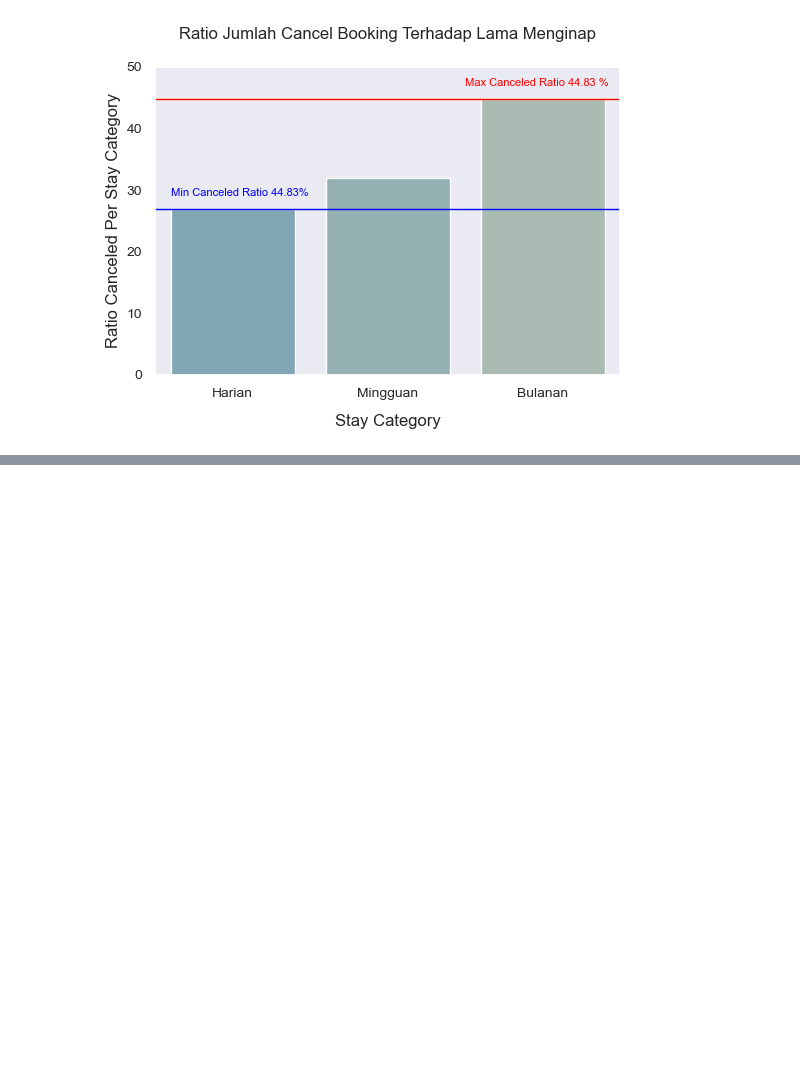
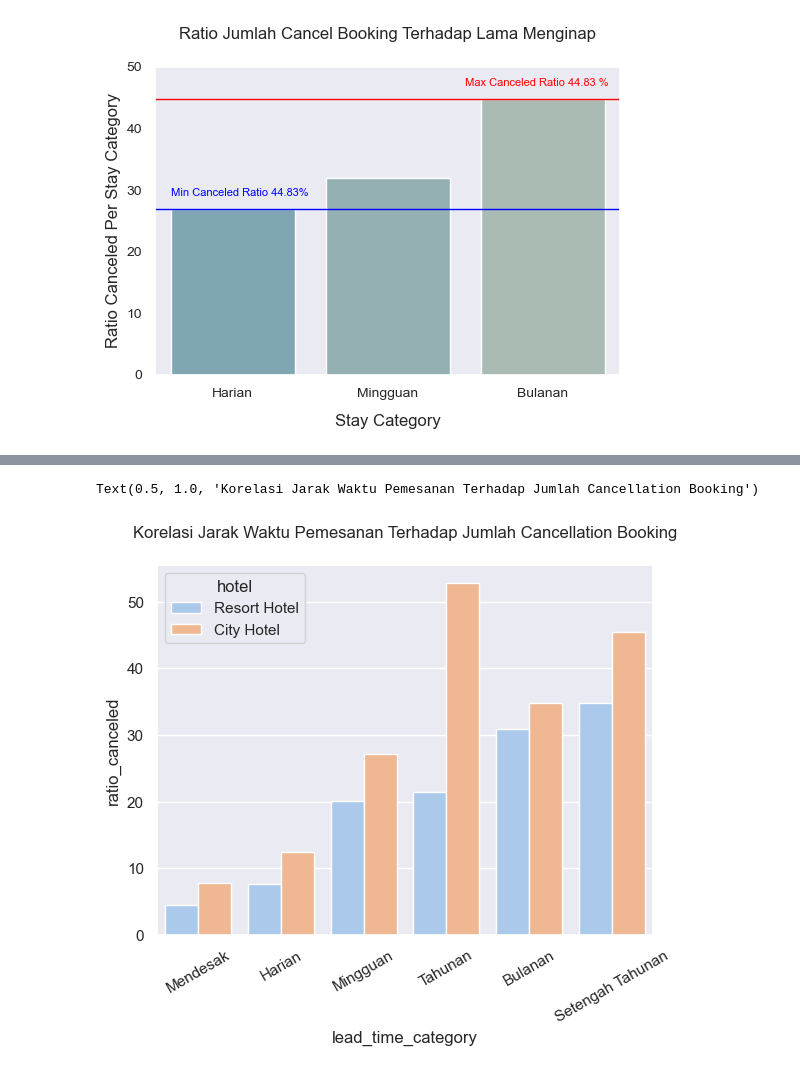
Before and after one commit to JodhiKrisantus/Investigate-Business-Hotel-using-Data-Visualization, a Jupyter notebook: Investigate Hotel Business Data Visualization-Jodhi.ipynb, the cells around one changed output, grey strips where cells are left out. Cells and saved outputs as stored; diff of their text form; code cells hidden in the pictures; blank space fills up the shorter version.

```diff
--- a/Investigate Hotel Business Data Visualization-Jodhi.ipynb
+++ b/Investigate Hotel Business Data Visualization-Jodhi.ipynb
@@ -641,0 +656,19 @@ plt.axhline(y=min_ratio, lw=1, color ='blue')
+# %%
+def lead_time_cat(lead_time):
+    if lead_time <=1:
+        result = 'Mendesak'
+    elif lead_time >= 2 and lead_time <= 6:
+        result = 'Harian'
+    elif lead_time >= 7 and lead_time <=30 :
+        result = 'Mingguan'
+    elif lead_time >= 31 and lead_time <=182 :
+        result = 'Bulanan'
+    elif lead_time >= 183 and lead_time <=365 :
+        result = 'Setengah Tahunan'
+    elif lead_time >= 366  :
+        result = 'Tahunan'
+    return result
+
+cat = df_lead_time['lead_time'].apply( lambda x : lead_time_cat(x) )
+df_lead_time['lead_time_category'] = cat
+df_lead_time.sample(5, random_state=12)
@@ -641,0 +682,4 @@ plt.axhline(y=min_ratio, lw=1, color ='blue')
+# %%
+df_lead_time_agg = df_lead_time[df_lead_time['is_canceled']==1].groupby(['hotel','lead_time_category'])[['index']].count().reset_index()
+df_lead_time_agg.columns=['hotel','lead_time_category','total_canceled']
+df_lead_time_agg
@@ -641,0 +700,4 @@ plt.axhline(y=min_ratio, lw=1, color ='blue')
+# %%
+df_lead_time_total =  df_lead_time.groupby(['hotel','lead_time_category'])[['index']].count().reset_index()
+df_lead_time_total.columns=['hotel','lead_time_category','total_data']
+df_lead_time_total
@@ -641,0 +718,12 @@ plt.axhline(y=min_ratio, lw=1, color ='blue')
+# %%
+df_lead_time_ratio = df_lead_time_agg.merge(df_lead_time_total, how='inner', left_on=['hotel','lead_time_category'], right_on=['hotel','lead_time_category'])
+df_lead_time_ratio['ratio_canceled'] = round(df_lead_time_ratio['total_canceled'] / df_lead_time_ratio['total_data'] * 100,2)
+df_lead_time_ratio=df_lead_time_ratio.sort_values(by='ratio_canceled')
+# %%
+sns.set_theme(palette='pastel')
+sns.barplot(data=df_lead_time_ratio, x='lead_time_category', y='ratio_canceled', hue='hotel')
+plt.xticks(rotation = 30)
+plt.title('Korelasi Jarak Waktu Pemesanan Terhadap Jumlah Cancellation Booking', pad=20)
+# %% [output]
+Text(0.5, 1.0, 'Korelasi Jarak Waktu Pemesanan Terhadap Jumlah Cancellation Booking')
+[figure, added]
```
Also changed, not shown: parts of 14 cells of this notebook.
